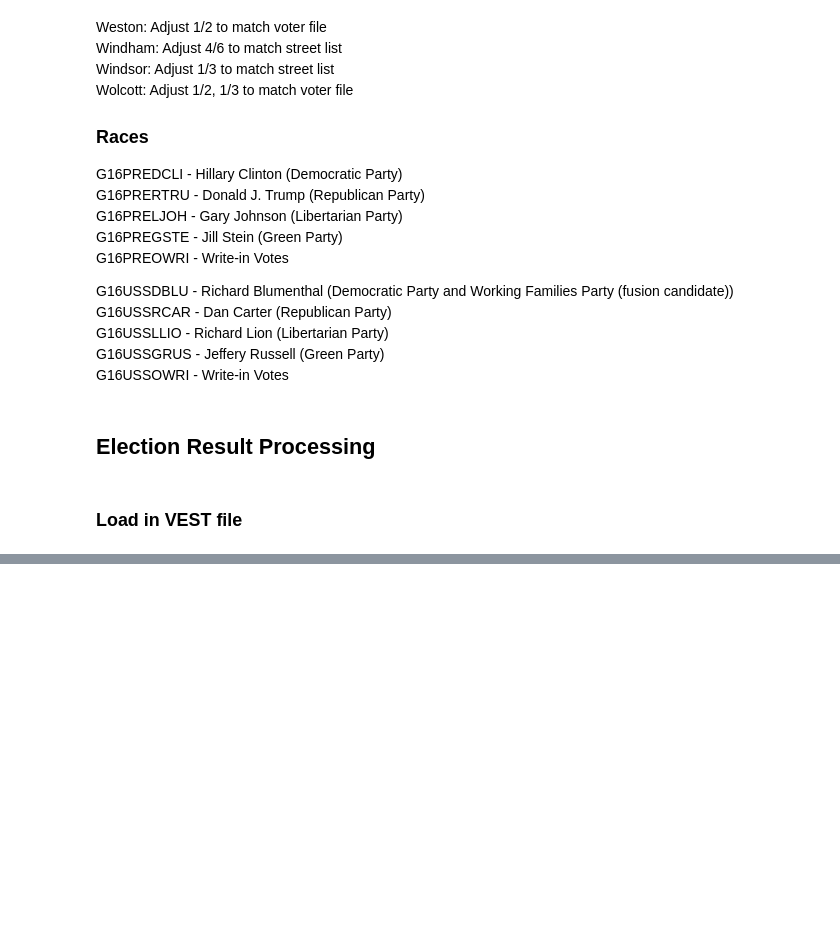
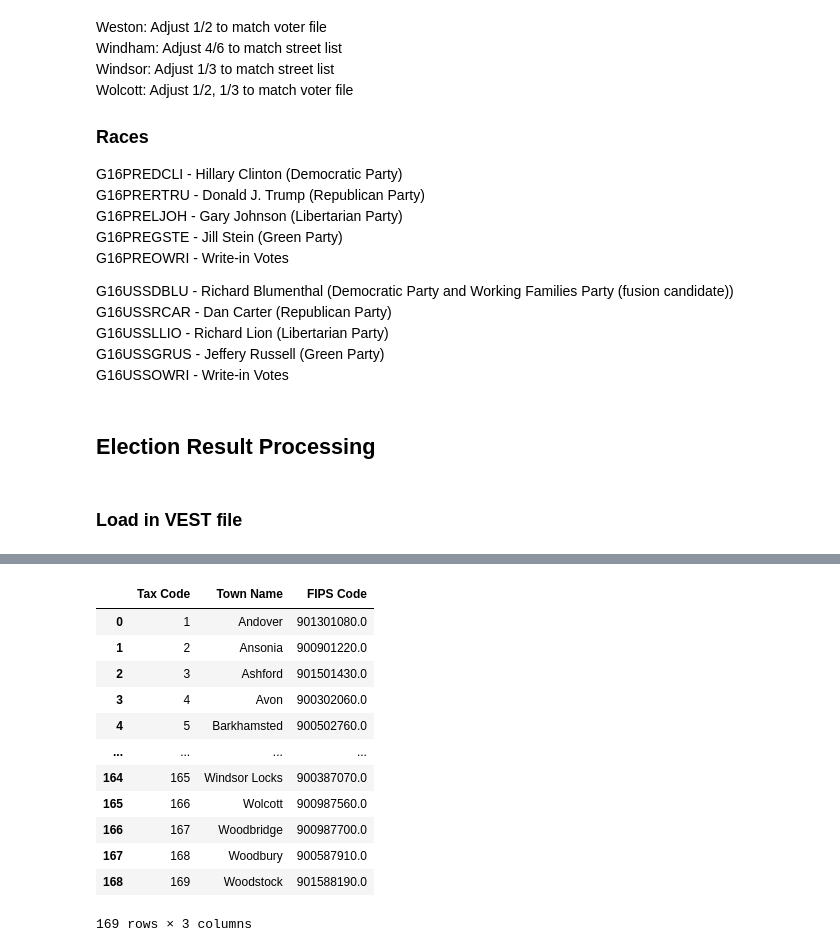
Before and after one commit to nonpartisan-redistricting-datahub/pdv-ct, a Jupyter notebook: vest-ct-16/vest-ct-16-validation.ipynb, the cells around one changed output, grey strips where cells are left out. Cells and saved outputs as stored; diff of their text form; code cells hidden in the pictures; blank space fills up the shorter version.

```diff
--- a/vest-ct-16/vest-ct-16-validation.ipynb
+++ b/vest-ct-16/vest-ct-16-validation.ipynb
@@ -106,0 +318,21 @@ vest_ct_16 = gp.read_file("./raw-from-source/VEST/ct_2016/ct_2016.shp")
+# %%
+ct_crosswalk = pd.read_csv("./raw-from-source/Crosswalk/Connecticut_Towns_-_Crosswalk_with_Tax_Codes_and_FIPS_Codes.csv")
+# %%
+ct_crosswalk = ct_crosswalk.fillna("0011")
+ct_crosswalk["FIPS Code"] = ct_crosswalk["FIPS Code"].astype(str)
+# %%
+ct_crosswalk
+# %% [output]
+|  | Tax Code | Town Name | FIPS Code |
+| 0 | 1 | Andover | 901301080.0 |
+| 1 | 2 | Ansonia | 900901220.0 |
+| 2 | 3 | Ashford | 901501430.0 |
+| 3 | 4 | Avon | 900302060.0 |
+| 4 | 5 | Barkhamsted | 900502760.0 |
+| ... | ... | ... | ... |
+| 164 | 165 | Windsor Locks | 900387070.0 |
+| 165 | 166 | Wolcott | 900987560.0 |
+| 166 | 167 | Woodbridge | 900987700.0 |
+| 167 | 168 | Woodbury | 900587910.0 |
+| 168 | 169 | Woodstock | 901588190.0 |
+169 rows × 3 columns
```
Also changed, not shown: parts of 38 cells of this notebook.
